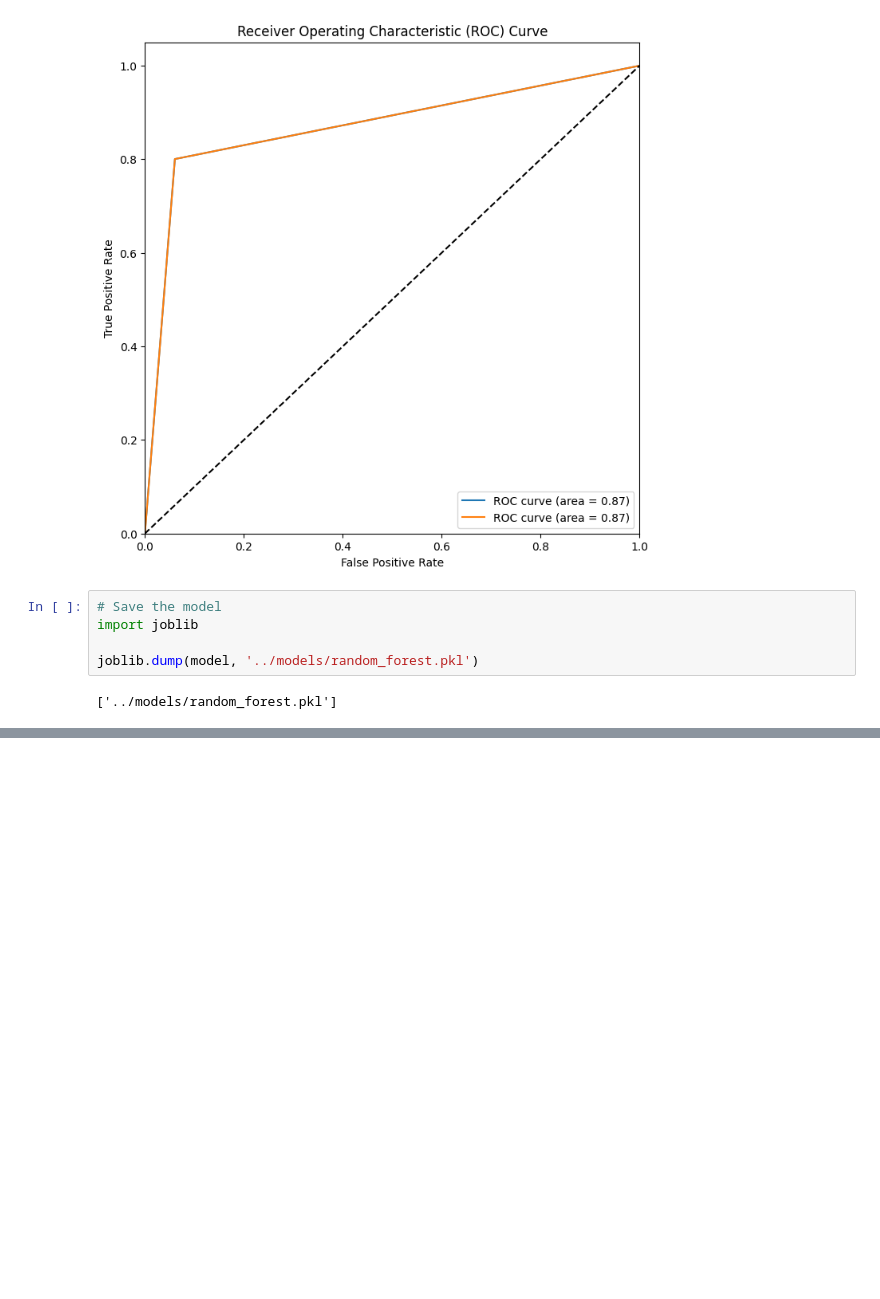
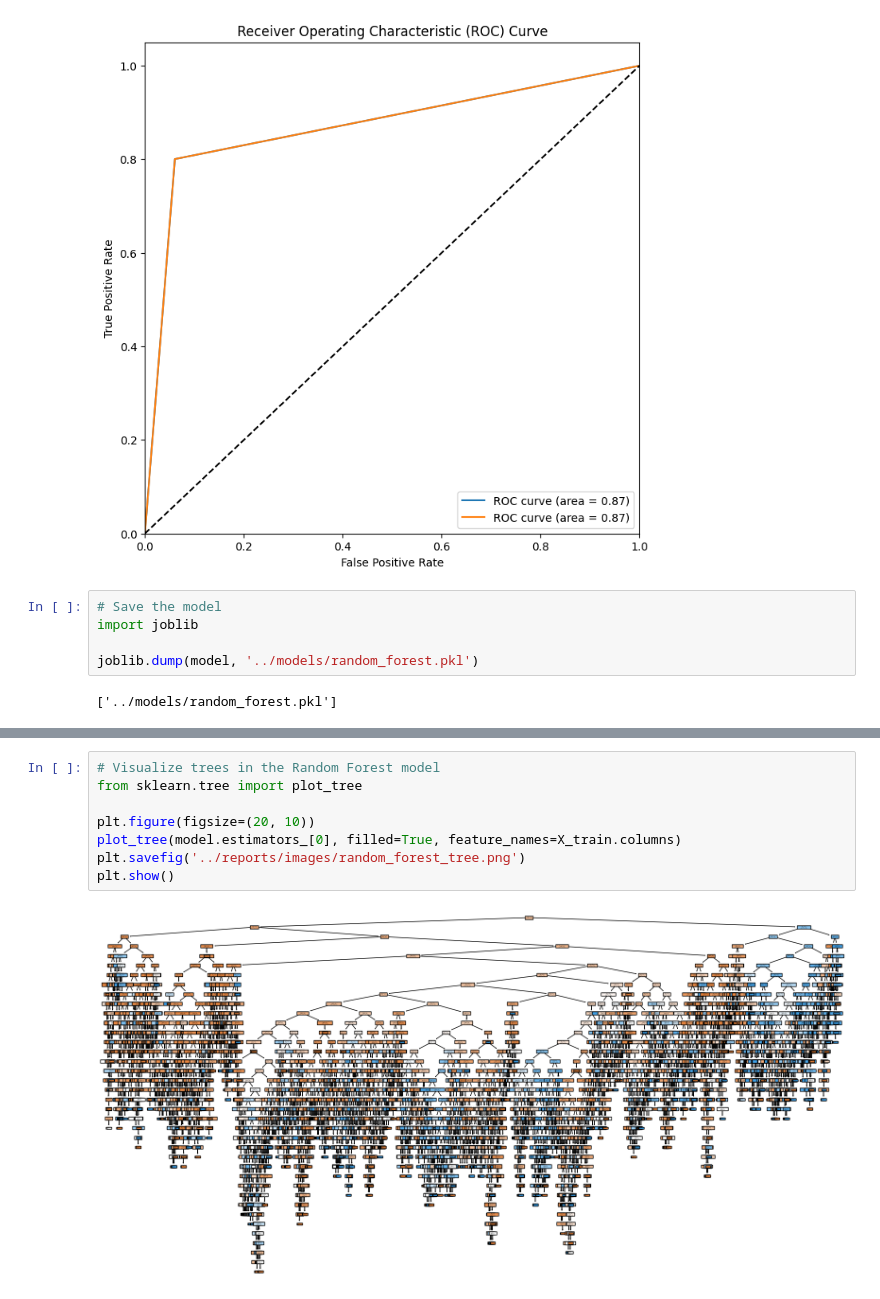
Before and after one commit to Drashko73/hotel-reservations-analysis, a Jupyter notebook: notebooks/05_random_forest.ipynb, the cells around one changed output, grey strips where cells are left out. Saved outputs shown, nothing was run; the diff lists cells and outputs as text; blank space fills up the shorter version.

```diff
--- a/notebooks/05_random_forest.ipynb
+++ b/notebooks/05_random_forest.ipynb
@@ -232,3 +162,13 @@ print(f'Mean cross-validation score: {scores.mean():.2f}')
 Cross-validation scores: [0.88899746 0.88584832 0.89014855 0.90129007 0.89171228]
 Mean cross-validation score: 0.89
 [Parallel(n_jobs=1)]: Done  49 tasks      | elapsed:    0.0s
+# %%
+# Visualize trees in the Random Forest model
+from sklearn.tree import plot_tree
+
+plt.figure(figsize=(20, 10))
+plot_tree(model.estimators_[0], filled=True, feature_names=X_train.columns)
+plt.savefig('../reports/images/random_forest_tree.png')
+plt.show()
+# %% [output]
+[figure, added]
```
Also changed, not shown: parts of 3 cells of this notebook, 2 other files.
